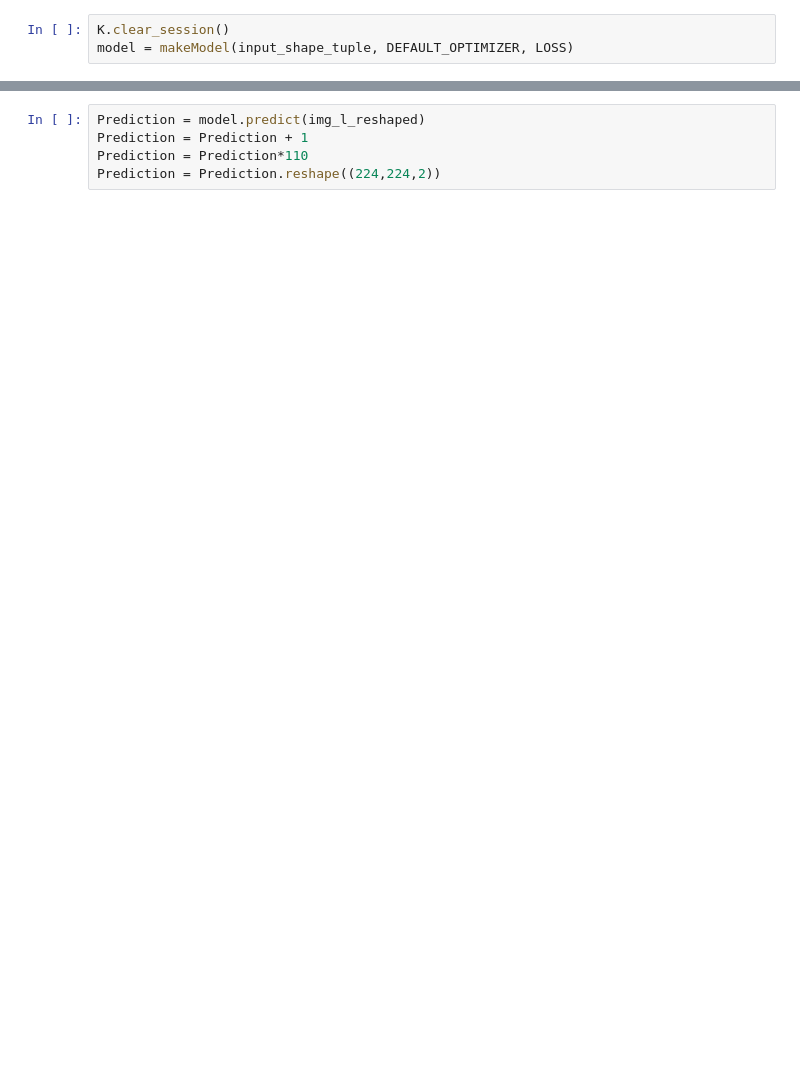
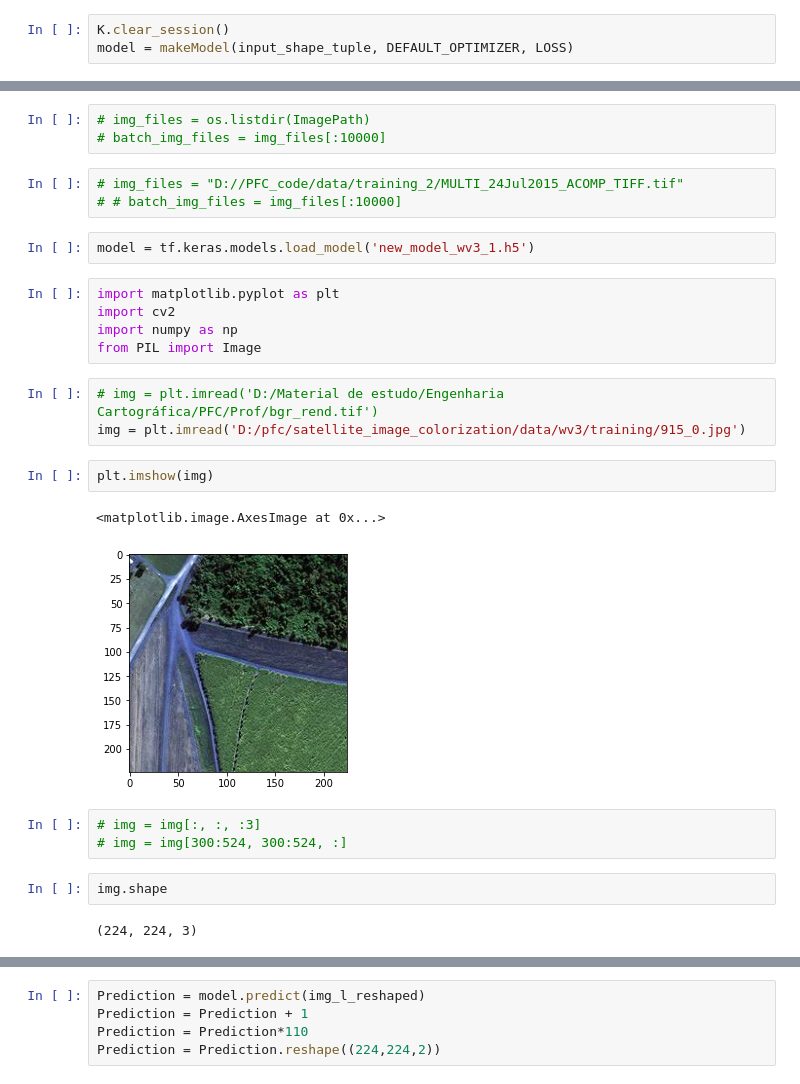
Before and after one commit to joaovataide/remote_sensing_image_colorization, a Jupyter notebook: research/nn_tuning.ipynb, the cells around one changed output, grey strips where cells are left out. Saved outputs shown, nothing was run; the diff lists cells and outputs as text; blank space fills up the shorter version.

```diff
--- a/research/nn_tuning.ipynb
+++ b/research/nn_tuning.ipynb
@@ -38,0 +64,28 @@ model.save('new_model_trt.h5')
+# %%
+# img_files = os.listdir(ImagePath)
+# batch_img_files = img_files[:10000]
+# %%
+# img_files = "D://PFC_code/data/training_2/MULTI_24Jul2015_ACOMP_TIFF.tif"
+# # batch_img_files = img_files[:10000]
+# %%
+model = tf.keras.models.load_model('new_model_wv3_1.h5')
+# %%
+import matplotlib.pyplot as plt
+import cv2
+import numpy as np
+from PIL import Image
+# %%
+# img = plt.imread('D:/Material de estudo/Engenharia Cartográfica/PFC/Prof/bgr_rend.tif')
+img = plt.imread('D:/pfc/satellite_image_colorization/data/wv3/training/915_0.jpg')
+# %%
+plt.imshow(img)
+# %% [output]
+<matplotlib.image.AxesImage at 0x...>
+[figure, added]
+# %%
+# img = img[:, :, :3]
+# img = img[300:524, 300:524, :]
+# %%
+img.shape
+# %% [output]
+(224, 224, 3)
```
Also changed, not shown: parts of 42 cells of this notebook.
